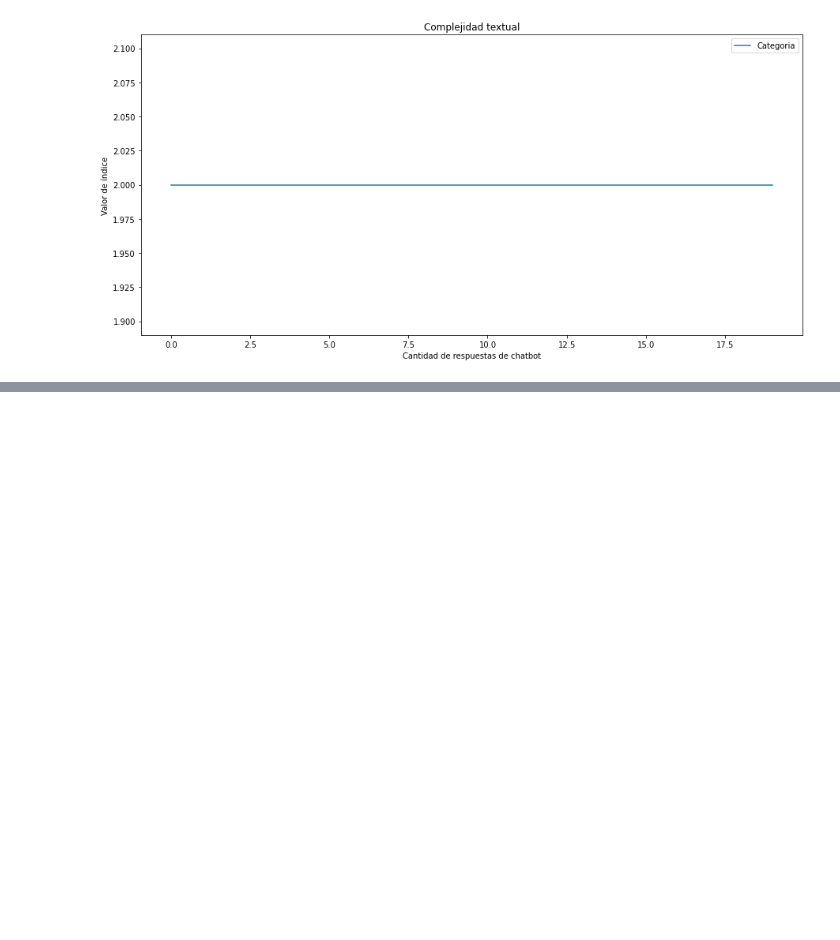
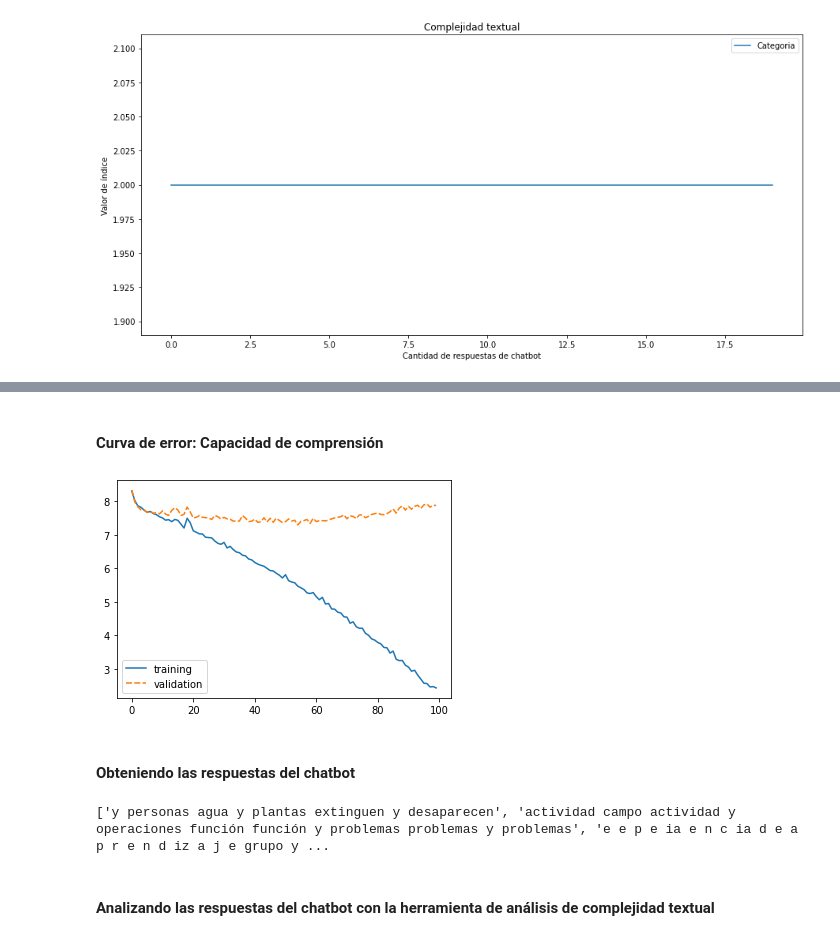
Before and after one commit to Hans03430/Tesis_Chatbot, a Jupyter notebook: notebook/modeling/Entrenamiento de Chatbot por Tópicos.ipynb, the cells around one changed output, grey strips where cells are left out. Saved outputs shown, nothing was run; the diff lists cells and outputs as text; code cells hidden in the pictures; blank space fills up the shorter version.

```diff
--- a/notebook/modeling/Entrenamiento de Chatbot por Tópicos.ipynb
+++ b/notebook/modeling/Entrenamiento de Chatbot por Tópicos.ipynb
@@ -309,0 +387,3 @@ draw_indices(indices)
+# %%
+losses = get_training_validation_loss(f'{BASE_DIRECTORY}/data/raw/log_grade_2_CTA.txt', 100)
+losses.describe()
@@ -309,0 +400,16 @@ draw_indices(indices)
+# %% [markdown]
+#### Curva de error: Capacidad de comprensión
+# %%
+sns.lineplot(data=losses)
+plt.show()
+# %% [output]
+[figure, added]
+# %% [markdown]
+#### Obteniendo las respuestas del chatbot
+# %%
+chatbot_responses = obtain_chatbot_responses(f'{BASE_DIRECTORY}/data/raw/log_grade_2_CTA_chat.txt')
+print(chatbot_responses, len(chatbot_responses))
+# %% [output]
+['y personas agua y plantas extinguen y desaparecen', 'actividad campo actividad y operaciones función función y problemas problemas y problemas', 'e e p e ia e n c ia d e a p r e n d iz a j e grupo y ...
+# %% [markdown]
+#### Analizando las respuestas del chatbot con la herramienta de análisis de complejidad textual
```
Also changed, not shown: parts of 20 cells of this notebook, 4 other files.
